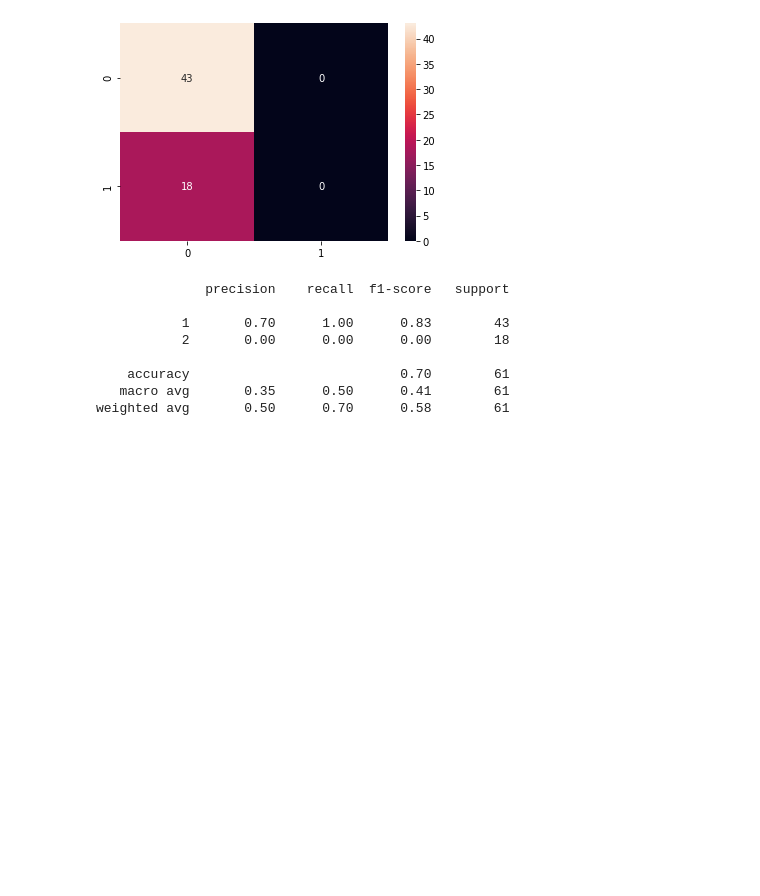
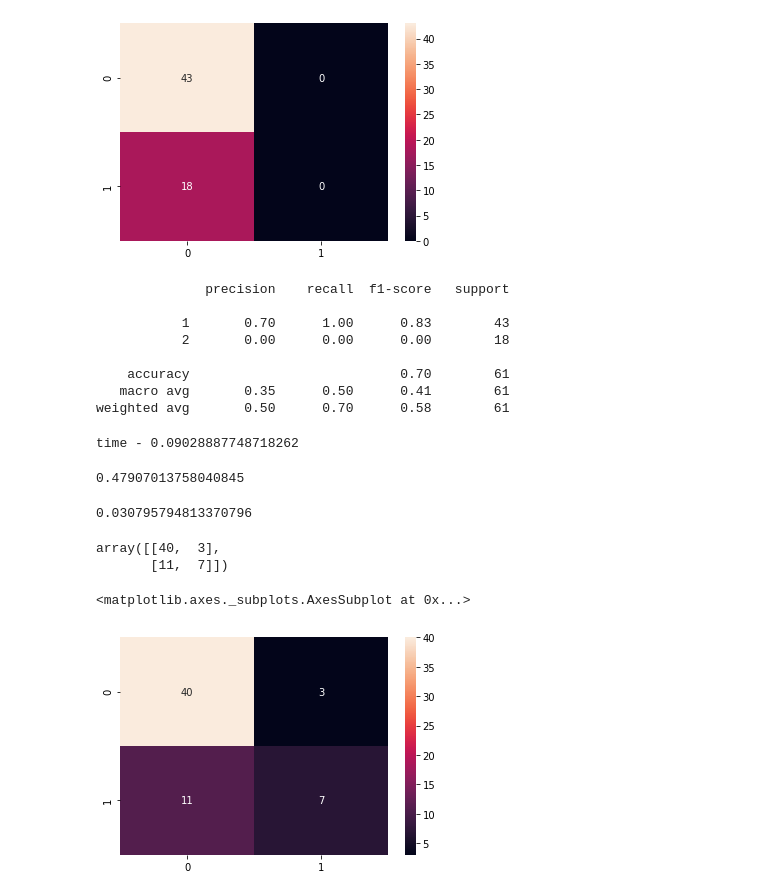
Before and after one commit to SAJAD-52/Haberman_s_Breast_Cancer_Survival_Prediction.ipynb, a Jupyter notebook: Haberman_s_Breast_Cancer_Survival_Prediction.ipynb, the cells around one changed output. Drawn from its saved outputs; the diff is of its cells as text; code cells hidden in the pictures; blank space fills up the shorter version.

```diff
--- a/Haberman_s_Breast_Cancer_Survival_Prediction.ipynb
+++ b/Haberman_s_Breast_Cancer_Survival_Prediction.ipynb
@@ -140,0 +150,7 @@ SVC(C=1.0, break_ties=False, cache_size=200, class_weight=None, coef0=0.0,
+# %%
+from sklearn import preprocessing
+min_max_scaler = preprocessing.MinMaxScaler()
+B = np.array([0.295081967213114, 0.22950819672131148, 0.26229508196721313, 0.29508196721311475, 0.2459016393442623])
+norm_DF2 = pd.DataFrame(B)
+norma_mse = min_max_scaler.fit_transform(norm_DF2)
+print(norma_mse)
@@ -158,3 +202,32 @@ print(classification_report(y_test, y_predict_scaled))
     accuracy                           0.70        61
    macro avg       0.35      0.50      0.41        61
 weighted avg       0.50      0.70      0.58        61
+# %%
+start_time = time.time()
+from sklearn.neighbors import KNeighborsClassifier
+knn = KNeighborsClassifier(n_neighbors=5)
+knn.fit(x_train, y_train)
+print("time - {}".format(time.time()-start_time))
+# %% [output]
+time - 0.09028887748718262
+# %%
+y_predict_KNN = knn.predict(x_test)
+# %%
+cm2 = confusion_matrix(y_test, y_predict_KNN)
+mean_absolute_error(y_test, y_predict_KNN)
+print(sqrt(metrics.mean_squared_error(y_test, y_predict_KNN)))
+rse = math.sqrt(0.229508196721311/(242))
+rse
+# %% [output]
+0.47907013758040845
+0.030795794813370796
+# %%
+cm2
+# %% [output]
+array([[40,  3],
+       [11,  7]])
+# %%
+sns.heatmap(cm2, annot=True)
+# %% [output]
+<matplotlib.axes._subplots.AxesSubplot at 0x...>
+[figure, added]
```
Also changed, not shown: parts of 77 cells of this notebook.
